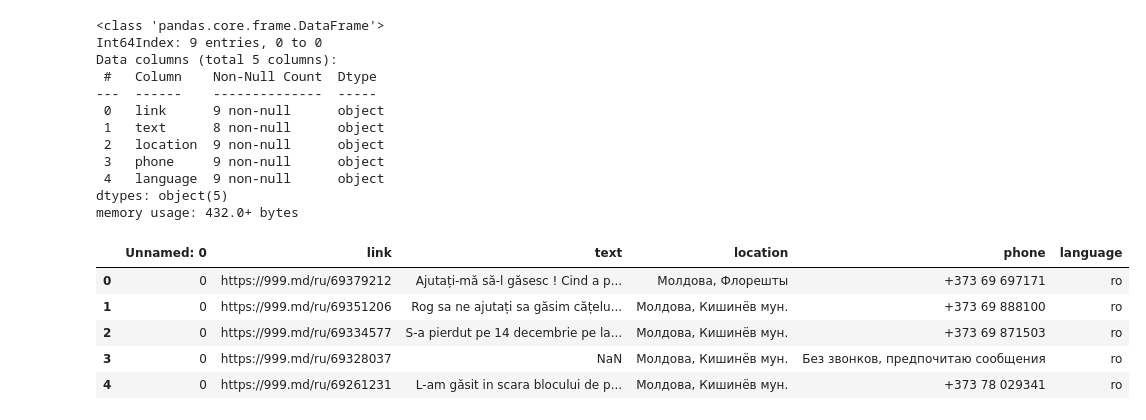
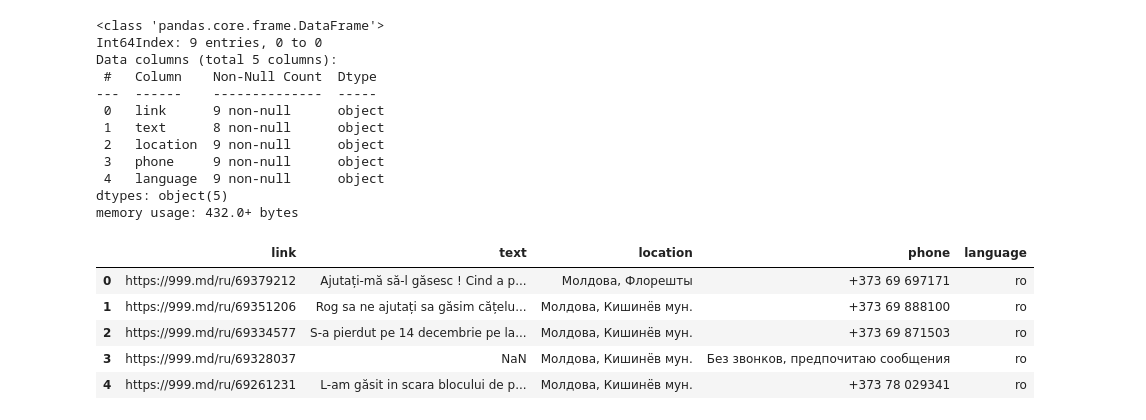
Before and after one commit to mdiannna/AIRecommenderSimilarPosts, a Jupyter notebook: Scrape_NER_data_ro.ipynb, the cells around one changed output. Cells and saved outputs as stored; diff of their text form; code cells hidden in the pictures.

Commit message:
finished scraping one site and added small scraped dataset

```diff
--- a/Scrape_NER_data_ro.ipynb
+++ b/Scrape_NER_data_ro.ipynb
@@ -371,14 +371,16 @@ from datetime import datetime
 current_data_hour = datetime.now().strftime('%d-%m-%Y_hour_%H')
 
 
-df_res.to_csv('data_'+str(current_data_hour)+".csv", i)
+FOLDER_NAME = 'created_datasets_for_ner/'
+
+df_res.to_csv(FOLDER_NAME + 'data_'+str(current_data_hour)+".csv", index=False)
 # %%
-df = pd.read_csv('data_17-12-2020_hour_20.csv')
+df = pd.read_csv(FOLDER_NAME + 'data_17-12-2020_hour_20.csv')
 df.head()
 # %% [output]
-|  | Unnamed: 0 | link | text | location | phone | language |
-| 0 | 0 | https://999.md/ru/69379212 | Ajutați-mă să-l găsesc ! Cind a p... | Молдова, Флорешты | +373 69 697171 | ro |
-| 1 | 0 | https://999.md/ru/69351206 | Rog sa ne ajutați sa găsim cățelu... | Молдова, Кишинёв мун. | +373 69 888100 | ro |
-| 2 | 0 | https://999.md/ru/69334577 | S-a pierdut pe 14 decembrie pe la... | Молдова, Кишинёв мун. | +373 69 871503 | ro |
-| 3 | 0 | https://999.md/ru/69328037 | NaN | Молдова, Кишинёв мун. | Без звонков, предпочитаю сообщения | ro |
-| 4 | 0 | https://999.md/ru/69261231 | L-am găsit in scara blocului de p... | Молдова, Кишинёв мун. | +373 78 029341 | ro |
+|  | link | text | location | phone | language |
+| 0 | https://999.md/ru/69379212 | Ajutați-mă să-l găsesc ! Cind a p... | Молдова, Флорешты | +373 69 697171 | ro |
+| 1 | https://999.md/ru/69351206 | Rog sa ne ajutați sa găsim cățelu... | Молдова, Кишинёв мун. | +373 69 888100 | ro |
+| 2 | https://999.md/ru/69334577 | S-a pierdut pe 14 decembrie pe la... | Молдова, Кишинёв мун. | +373 69 871503 | ro |
+| 3 | https://999.md/ru/69328037 | NaN | Молдова, Кишинёв мун. | Без звонков, предпочитаю сообщения | ro |
+| 4 | https://999.md/ru/69261231 | L-am găsit in scara blocului de p... | Молдова, Кишинёв мун. | +373 78 029341 | ro |
```
Also changed, not shown: parts of 1 cell of this notebook.
